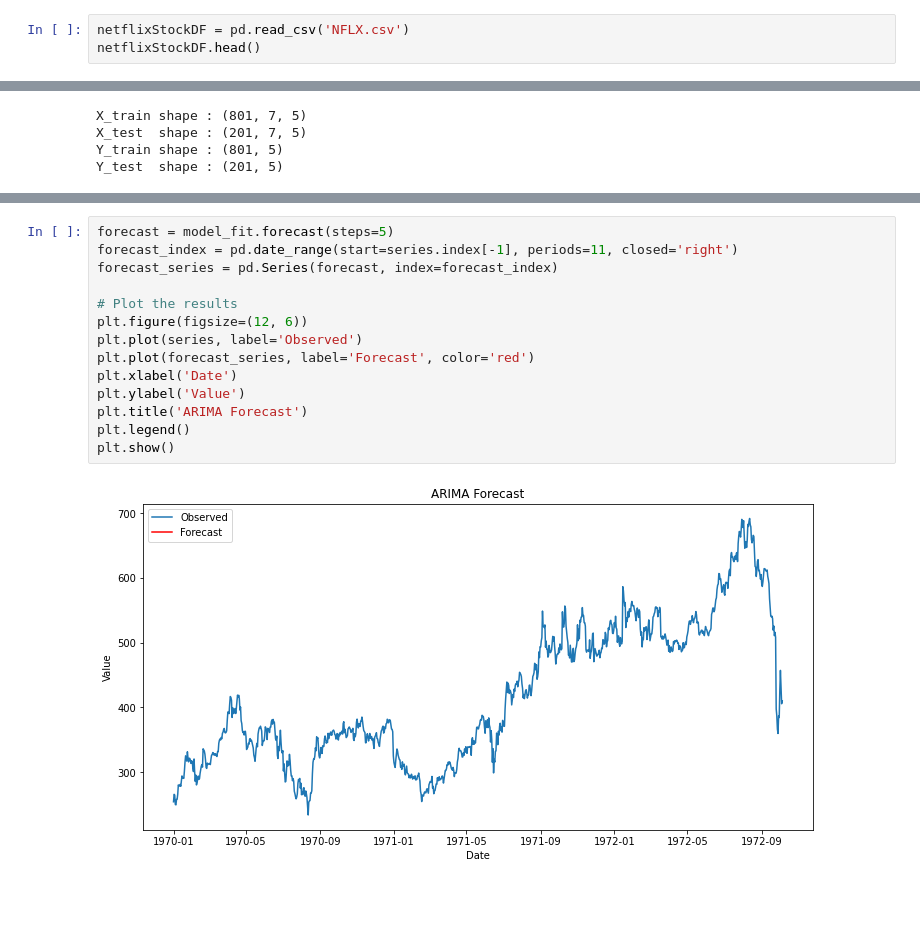
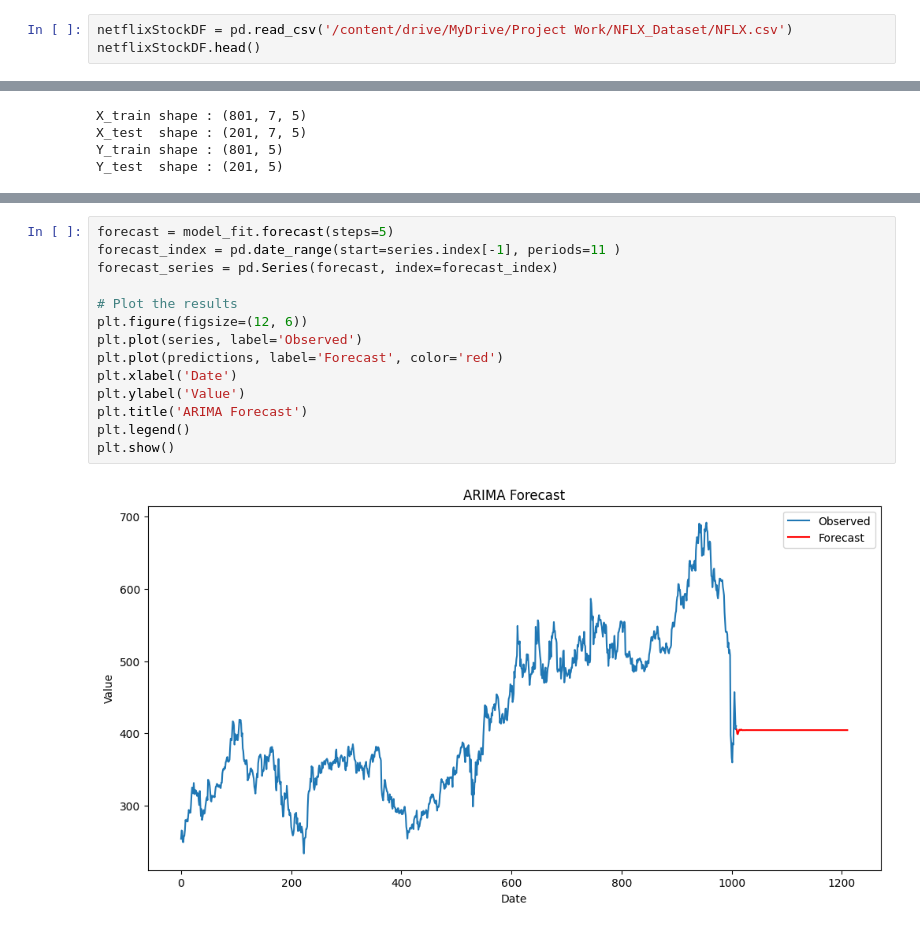
Before and after one commit to is2295/Final-Project-Report-, a Jupyter notebook: Second_and_third_model.ipynb, the cells around one changed output, grey strips where cells are left out. Cells and saved outputs as stored; diff of their text form; blank space fills up the shorter version.

Commit message:
Plotting and error resourt

```diff
--- a/Second_and_third_model.ipynb
+++ b/Second_and_third_model.ipynb
@@ -18,7 +20,7 @@ from tensorflow.keras import layers, models, optimizers, losses, callbacks,\
                              regularizers
 warnings.filterwarnings('ignore')
 # %%
-netflixStockDF = pd.read_csv('NFLX.csv')
+netflixStockDF = pd.read_csv('/content/drive/MyDrive/Project Work/NFLX_Dataset/NFLX.csv')
 netflixStockDF.head()
 # %% [output]
 |  | Date | Open | High | Low | Close | Adj Close | Volume |
@@ -281,16 +293,16 @@ Mean Squared Error: 28403.564012502367
 # %%
 forecast = model_fit.forecast(steps=5)
-forecast_index = pd.date_range(start=series.index[-1], periods=11, closed='right')
+forecast_index = pd.date_range(start=series.index[-1], periods=11 )
 forecast_series = pd.Series(forecast, index=forecast_index)
 
 # Plot the results
 plt.figure(figsize=(12, 6))
 plt.plot(series, label='Observed')
-plt.plot(forecast_series, label='Forecast', color='red')
+plt.plot(predictions, label='Forecast', color='red')
 plt.xlabel('Date')
 plt.ylabel('Value')
 plt.title('ARIMA Forecast')
 plt.legend()
 plt.show()
 # %% [output]
-[figure, old version]
+[figure, new version]
```
Also changed, not shown: parts of 9 cells of this notebook.
